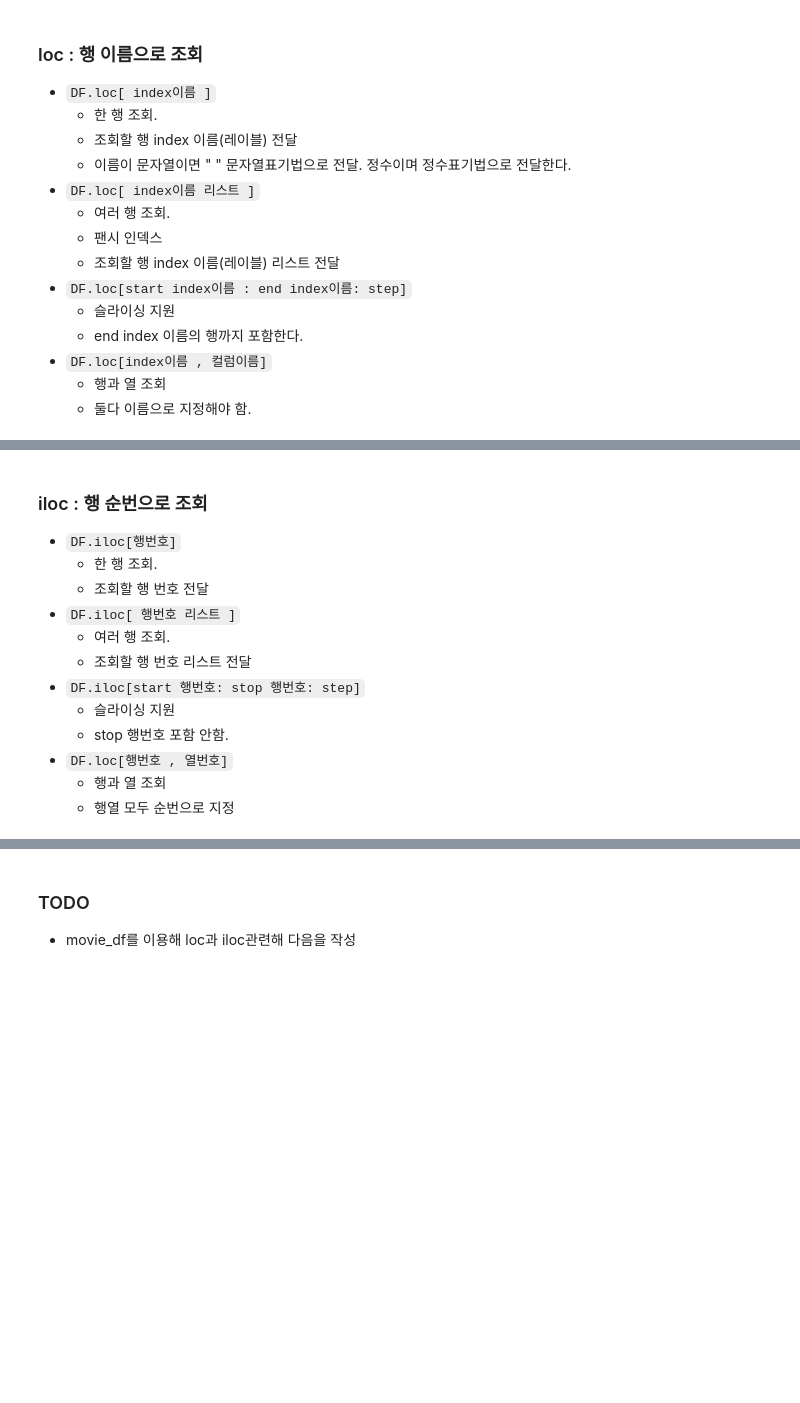
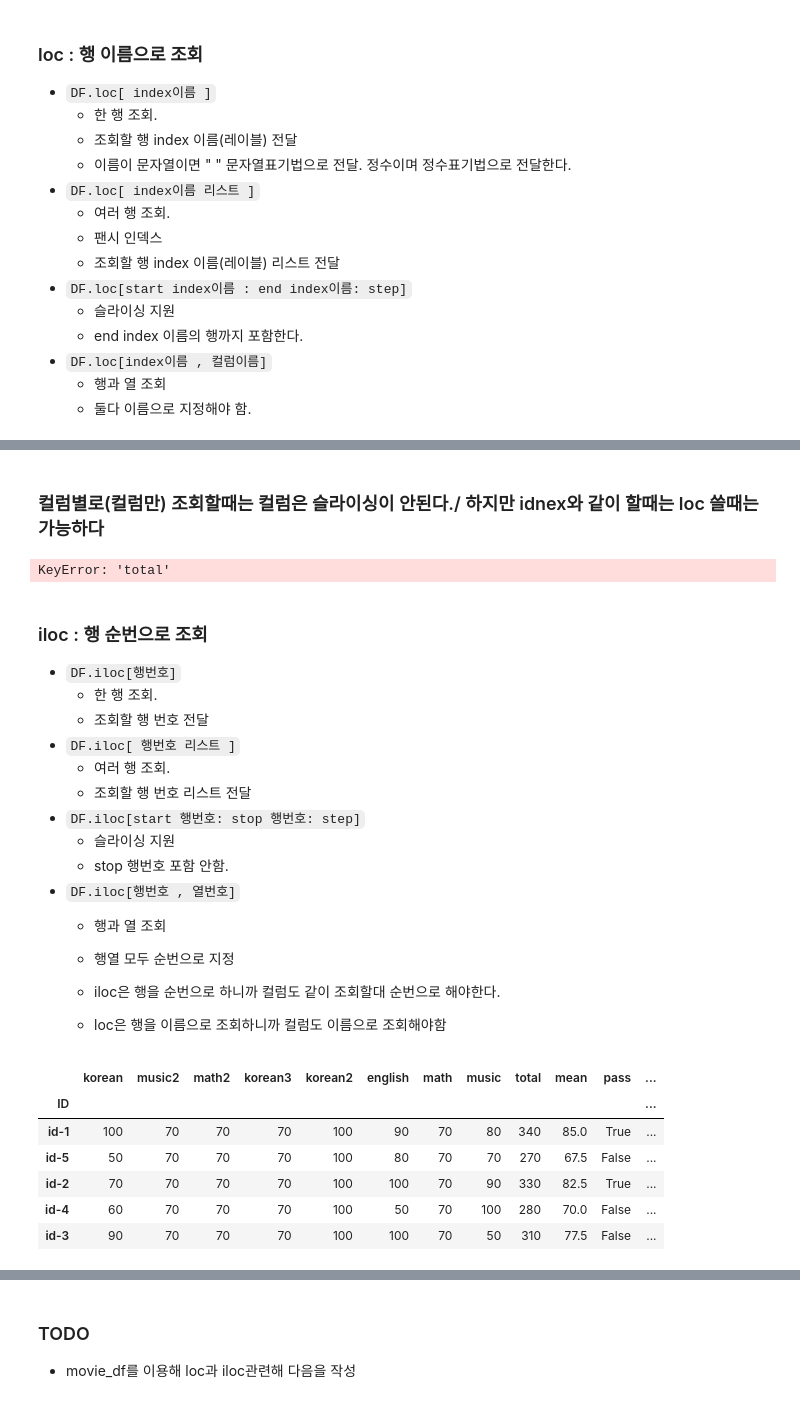
Before and after one commit to daeminkim/Numpy_Pandas_Matplotlib, a Jupyter notebook: 02_Pandas_DataFrame.ipynb, the cells around one changed output, grey strips where cells are left out. Drawn from its saved outputs; the diff is of its cells as text; code cells hidden in the pictures; blank space fills up the shorter version.

```diff
--- a/02_Pandas_DataFrame.ipynb
+++ b/02_Pandas_DataFrame.ipynb
@@ -717,3 +1644,9 @@ RangeIndex(start=0, stop=4916, step=1)
+# %% [markdown]
+### 컬럼별로(컬럼만) 조회할때는 컬럼은 슬라이싱이 안된다./ 하지만 idnex와 같이 할때는 loc 쓸때는 가능하다
+# %%
+grade['total':'pass']
+# %% [output]
+KeyError: 'total'
 # %% [markdown]
 ### iloc : 행 순번으로 조회
 - `DF.iloc[행번호]`
@@ -725,6 +1658,9 @@ RangeIndex(start=0, stop=4916, step=1)
 - `DF.iloc[start 행번호: stop 행번호: step]`
     - 슬라이싱 지원
     - stop 행번호 포함 안함.
-- `DF.loc[행번호 , 열번호]`
+- `DF.iloc[행번호 , 열번호]`
     - 행과 열 조회
     - 행열 모두 순번으로 지정
+
+    - iloc은 행을 순번으로 하니까 컬럼도 같이 조회할대 순번으로 해야한다.
+    - loc은  행을 이름으로 조회하니까 컬럼도 이름으로 조회해야함
@@ -730,0 +1670,10 @@ RangeIndex(start=0, stop=4916, step=1)
+# %%
+grade
+# %% [output]
+|  | korean | music2 | math2 | korean3 | korean2 | english | math | music | total | mean | pass | ... |
+| ID |  |  |  |  |  |  |  |  |  |  |  | ... |
+| id-1 | 100 | 70 | 70 | 70 | 100 | 90 | 70 | 80 | 340 | 85.0 | True | ... |
+| id-5 | 50 | 70 | 70 | 70 | 100 | 80 | 70 | 70 | 270 | 67.5 | False | ... |
+| id-2 | 70 | 70 | 70 | 70 | 100 | 100 | 70 | 90 | 330 | 82.5 | True | ... |
+| id-4 | 60 | 70 | 70 | 70 | 100 | 50 | 70 | 100 | 280 | 70.0 | False | ... |
+| id-3 | 90 | 70 | 70 | 70 | 100 | 100 | 70 | 50 | 310 | 77.5 | False | ... |
```
Also changed, not shown: parts of 152 cells of this notebook, 1 other file.
